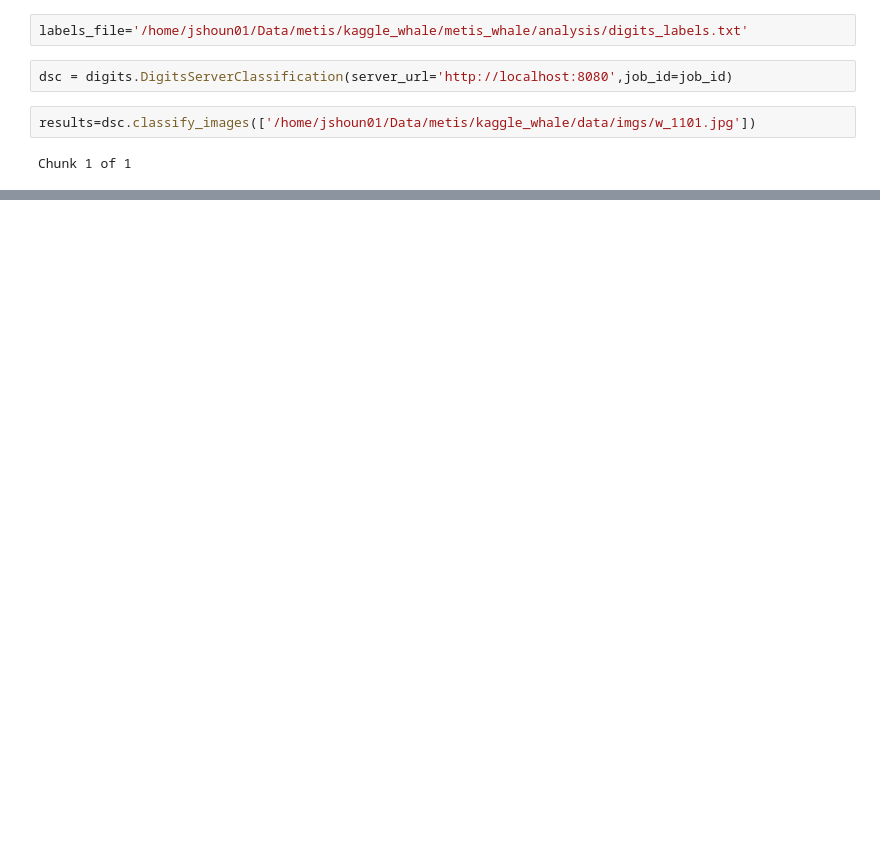
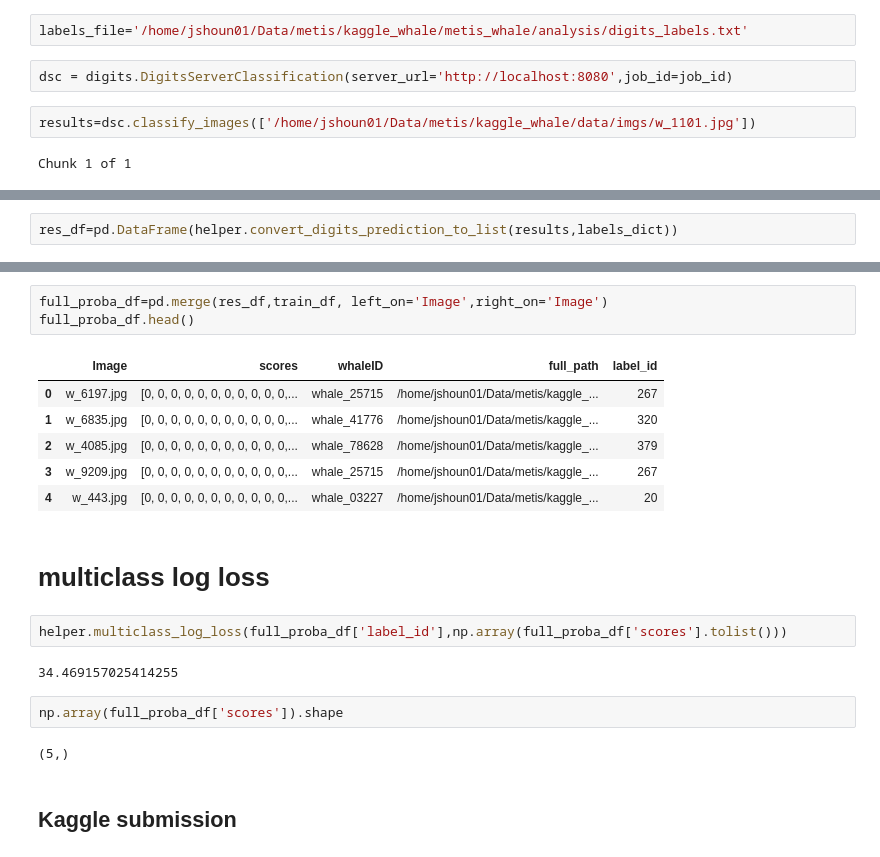
Before and after one commit to WangDequan/kaggle-whale, a Jupyter notebook: analysis/digits.ipynb, the cells around one changed output, grey strips where cells are left out. Saved outputs shown, nothing was run; the diff lists cells and outputs as text; blank space fills up the shorter version.

```diff
--- a/analysis/digits.ipynb
+++ b/analysis/digits.ipynb
@@ -94,0 +145,2 @@ train_df.describe()
+# %%
+res_df=pd.DataFrame(helper.convert_digits_prediction_to_list(results,labels_dict))
@@ -94,0 +156,22 @@ train_df.describe()
+# %%
+full_proba_df=pd.merge(res_df,train_df, left_on='Image',right_on='Image')
+full_proba_df.head()
+# %% [output]
+|  | Image | scores | whaleID | full_path | label_id |
+| 0 | w_6197.jpg | [0, 0, 0, 0, 0, 0, 0, 0, 0, 0, 0,... | whale_25715 | /home/jshoun01/Data/metis/kaggle_... | 267 |
+| 1 | w_6835.jpg | [0, 0, 0, 0, 0, 0, 0, 0, 0, 0, 0,... | whale_41776 | /home/jshoun01/Data/metis/kaggle_... | 320 |
+| 2 | w_4085.jpg | [0, 0, 0, 0, 0, 0, 0, 0, 0, 0, 0,... | whale_78628 | /home/jshoun01/Data/metis/kaggle_... | 379 |
+| 3 | w_9209.jpg | [0, 0, 0, 0, 0, 0, 0, 0, 0, 0, 0,... | whale_25715 | /home/jshoun01/Data/metis/kaggle_... | 267 |
+| 4 | w_443.jpg | [0, 0, 0, 0, 0, 0, 0, 0, 0, 0, 0,... | whale_03227 | /home/jshoun01/Data/metis/kaggle_... | 20 |
+# %% [markdown]
+# multiclass log loss
+# %%
+helper.multiclass_log_loss(full_proba_df['label_id'],np.array(full_proba_df['scores'].tolist()))
+# %% [output]
+34.469157025414255
+# %%
+np.array(full_proba_df['scores']).shape
+# %% [output]
+(5,)
+# %% [markdown]
+## Kaggle submission
```
Also changed, not shown: parts of 28 cells of this notebook, 3 other files.
